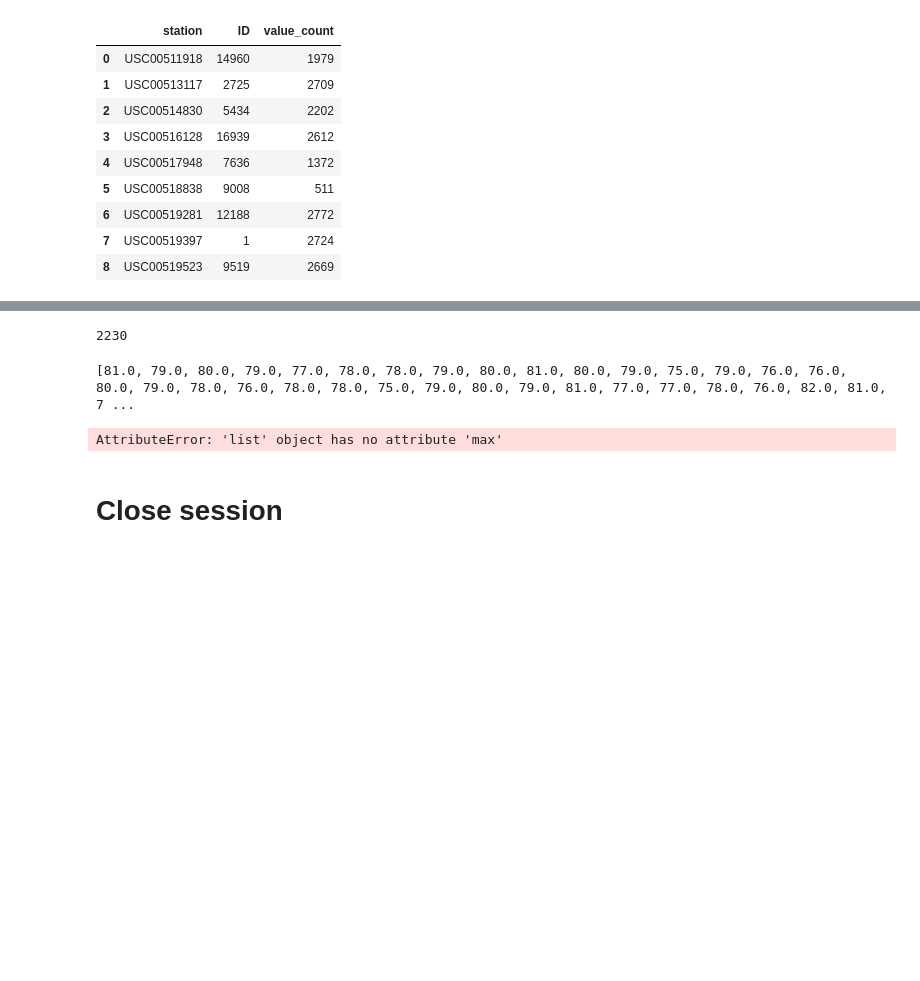
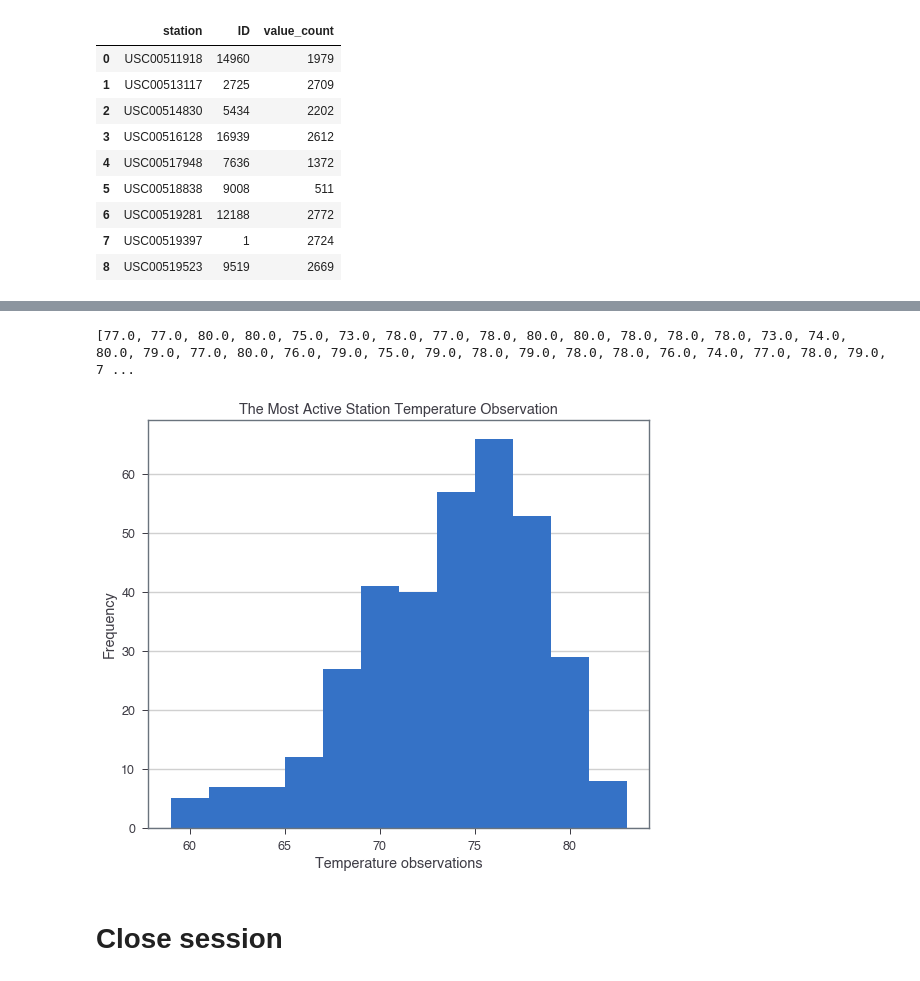
Before and after one commit to TracieDiepBautista/Hawaii_Climate, a Jupyter notebook: climate_queries.ipynb, the cells around one changed output, grey strips where cells are left out. Saved outputs shown, nothing was run; the diff lists cells and outputs as text; code cells hidden in the pictures; blank space fills up the shorter version.

```diff
--- a/climate_queries.ipynb
+++ b/climate_queries.ipynb
@@ -298,12 +371,9 @@ from numpy import mean
 # %%
-# Using the most active station id
 # Query the last 12 months of temperature observation (tobs) data for this station
+# groupby station with 2 conditions (filter) to get those data
 # oneyear_date = 2016-08-23
 
-tobs_station = session.query(measurement).\
-    filter(measurement.date >= oneyear_date)
-    #order_by(measurement.date).all()
-tobs_station
-
-# Using the most active station id, calculate the lowest, highest, and average temperature.
+tobs_df1 = session.query(measurement.station, measurement.tobs, measurement.date).\
+    filter(measurement.station == 'USC00519281').filter(measurement.date >= oneyear_date).all()
+tobs_df1
 # %% [output]
@@ -311,21 +397,10 @@ tobs_station
-# %%
-tobs_station.count()
-# %% [output]
-2230
 # %%
-# do for loop to get a list of temperature observations for plotting
-# Filter out null values from tobs lists
+# do for loop to get a list of temperature observations (tobs) for plotting
+# btw filter out null values from tobs lists
 temp_list = []
-for temp in tobs_station:
+for temp in tobs_df1:
     if type(temp.tobs) == float:
         temp_list.append(temp.tobs)
 print(temp_list)
 # %% [output]
-[81.0, 79.0, 80.0, 79.0, 77.0, 78.0, 78.0, 79.0, 80.0, 81.0, 80.0, 79.0, 75.0, 79.0, 76.0, 76.0, 80.0, 79.0, 78.0, 76.0, 78.0, 78.0, 75.0, 79.0, 80.0, 79.0, 81.0, 77.0, 77.0, 78.0, 76.0, 82.0, 81.0, 7 ...
+[77.0, 77.0, 80.0, 80.0, 75.0, 73.0, 78.0, 77.0, 78.0, 80.0, 80.0, 78.0, 78.0, 78.0, 73.0, 74.0, 80.0, 79.0, 77.0, 80.0, 76.0, 79.0, 75.0, 79.0, 78.0, 79.0, 78.0, 78.0, 76.0, 74.0, 77.0, 78.0, 79.0, 7 ...
-# %%
-# plot the results as a histogram
-
-max = temp_list.max()
-min = min(temp_list)
-# %% [output]
-AttributeError: 'list' object has no attribute 'max'
@@ -331,0 +410,13 @@ AttributeError: 'list' object has no attribute 'max'
+# %%
+# plot the results as a histogram style
+
+plt.hist(temp_list, bins= 12, range=None, density=False, weights=None, cumulative=False, bottom=None, histtype='bar',
+        align='mid', orientation='vertical', rwidth=None, log=False, color=None, label=None, stacked=False,
+        )
+plt.xlabel("Temperature observations")
+plt.ylabel("Frequency")
+plt.title("The Most Active Station Temperature Observation")
+plt.grid(axis = "y")
+plt.show()
+# %% [output]
+[figure, added]
```
Also changed, not shown: parts of 27 cells of this notebook, 2 other files.
